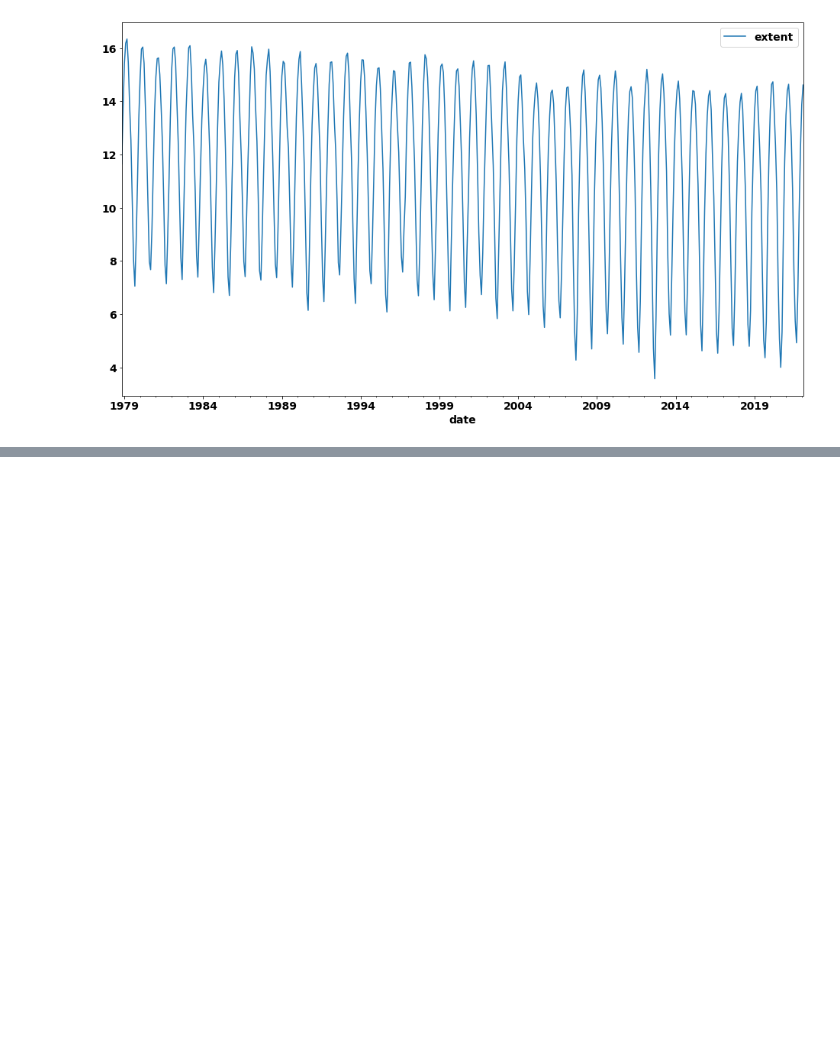
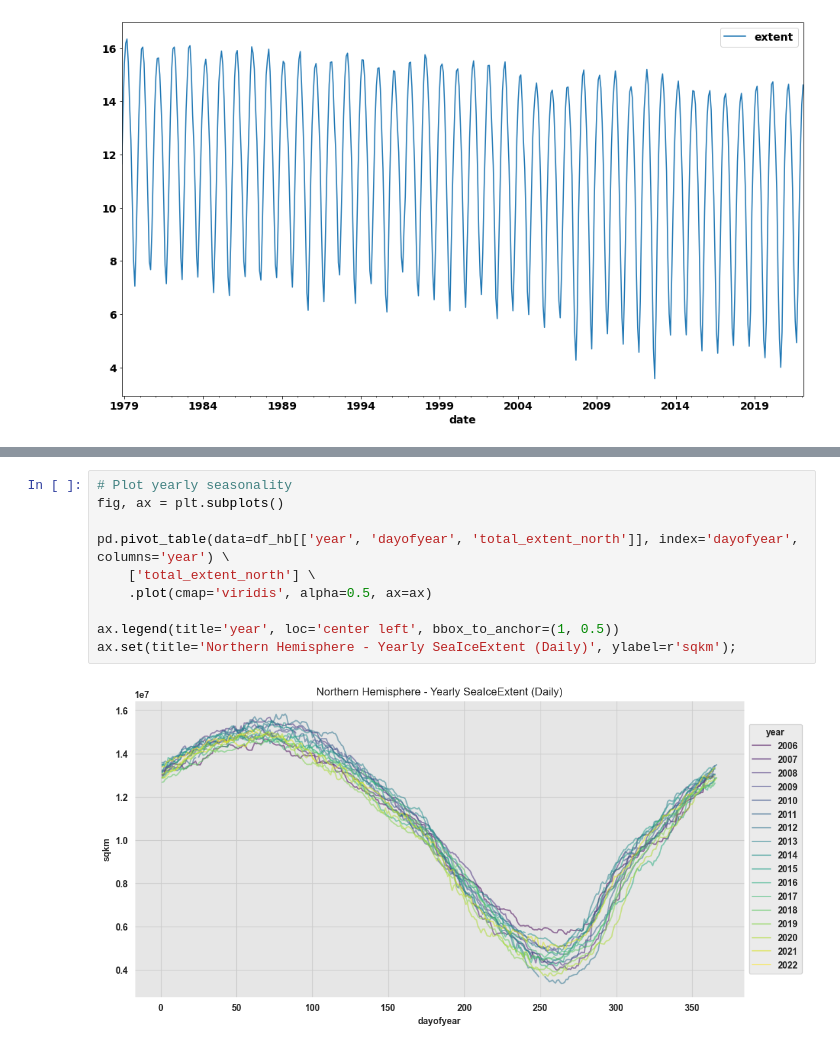
Before and after one commit to KathGo/ice_cream, a Jupyter notebook: notebooks/EDA.ipynb, the cells around one changed output, grey strips where cells are left out. Cells and saved outputs as stored; diff of their text form; blank space fills up the shorter version.

```diff
--- a/notebooks/EDA.ipynb
+++ b/notebooks/EDA.ipynb
@@ -369,0 +514,12 @@ df_month.plot(x='date', y='extent');
+# %%
+# Plot yearly seasonality
+fig, ax = plt.subplots()
+
+pd.pivot_table(data=df_hb[['year', 'dayofyear', 'total_extent_north']], index='dayofyear', columns='year') \
+    ['total_extent_north'] \
+    .plot(cmap='viridis', alpha=0.5, ax=ax)
+
+ax.legend(title='year', loc='center left', bbox_to_anchor=(1, 0.5))
+ax.set(title='Northern Hemisphere - Yearly SeaIceExtent (Daily)', ylabel=r'sqkm');
+# %% [output]
+[figure, added]
```
Also changed, not shown: parts of 28 cells of this notebook.
